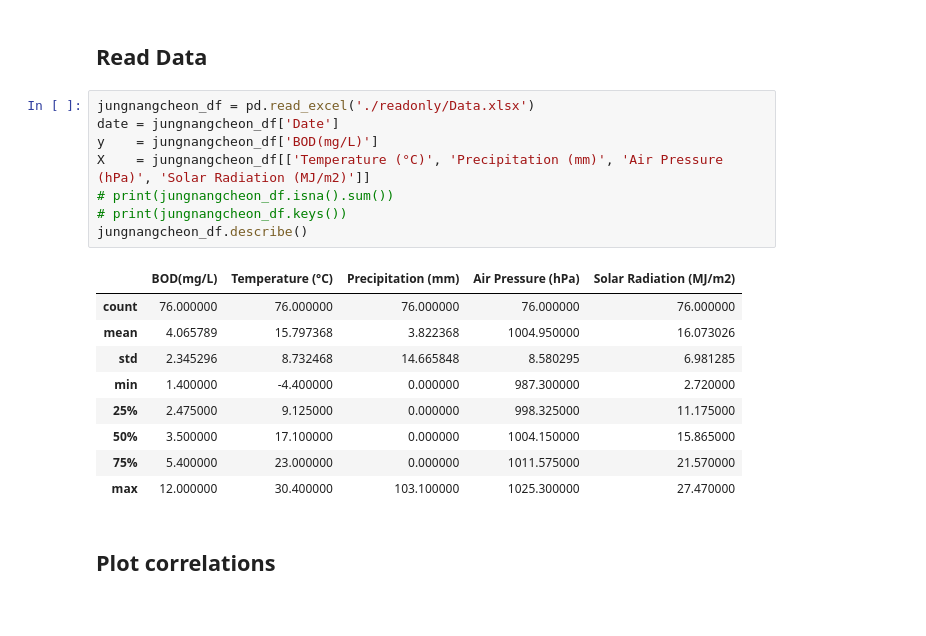
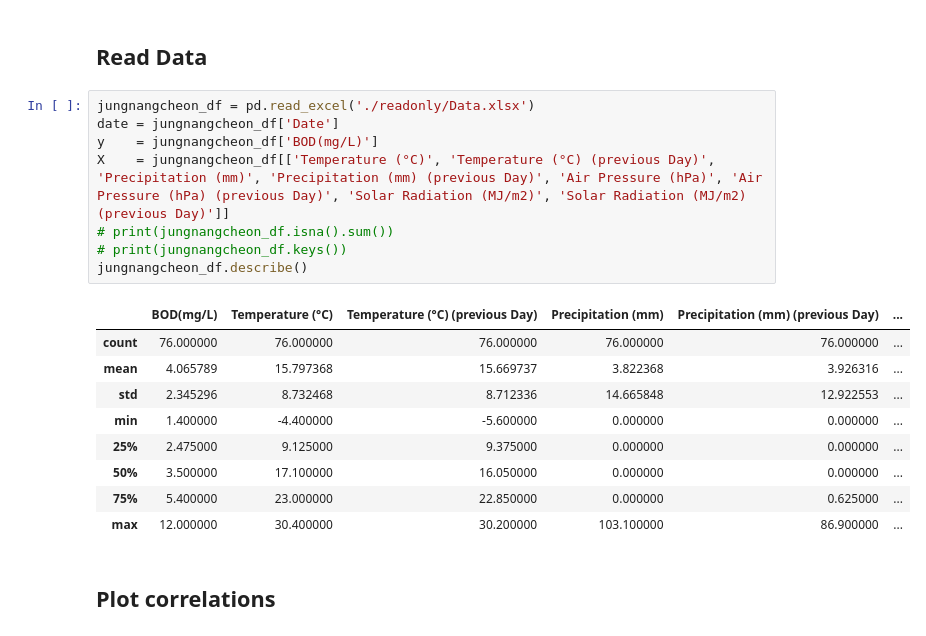
Before and after one commit to Fedeloz/Jungnangcheon_BOD_prediction, a Jupyter notebook: project.ipynb, the cells around one changed output. Drawn from its saved outputs; the diff is of its cells as text.

```diff
--- a/project.ipynb
+++ b/project.ipynb
@@ -10,21 +10,21 @@ import matplotlib.pyplot as plt
 # %%
 jungnangcheon_df = pd.read_excel('./readonly/Data.xlsx')
 date = jungnangcheon_df['Date']
 y    = jungnangcheon_df['BOD(mg/L)']
-X    = jungnangcheon_df[['Temperature (°C)', 'Precipitation (mm)', 'Air Pressure (hPa)', 'Solar Radiation (MJ/m2)']]
+X    = jungnangcheon_df[['Temperature (°C)', 'Temperature (°C) (previous Day)', 'Precipitation (mm)', 'Precipitation (mm) (previous Day)', 'Air Pressure (hPa)', 'Air Pressure (hPa) (previous Day)', 'Solar Radiation (MJ/m2)', 'Solar Radiation (MJ/m2) (previous Day)']]
 # print(jungnangcheon_df.isna().sum())
 # print(jungnangcheon_df.keys())
 jungnangcheon_df.describe()
 # %% [output]
-|  | BOD(mg/L) | Temperature (°C) | Precipitation (mm) | Air Pressure (hPa) | Solar Radiation (MJ/m2) |
-| count | 76.000000 | 76.000000 | 76.000000 | 76.000000 | 76.000000 |
-| mean | 4.065789 | 15.797368 | 3.822368 | 1004.950000 | 16.073026 |
-| std | 2.345296 | 8.732468 | 14.665848 | 8.580295 | 6.981285 |
-| min | 1.400000 | -4.400000 | 0.000000 | 987.300000 | 2.720000 |
-| 25% | 2.475000 | 9.125000 | 0.000000 | 998.325000 | 11.175000 |
-| 50% | 3.500000 | 17.100000 | 0.000000 | 1004.150000 | 15.865000 |
-| 75% | 5.400000 | 23.000000 | 0.000000 | 1011.575000 | 21.570000 |
-| max | 12.000000 | 30.400000 | 103.100000 | 1025.300000 | 27.470000 |
+|  | BOD(mg/L) | Temperature (°C) | Temperature (°C) (previous Day) | Precipitation (mm) | Precipitation (mm) (previous Day) | ... |
+| count | 76.000000 | 76.000000 | 76.000000 | 76.000000 | 76.000000 | ... |
+| mean | 4.065789 | 15.797368 | 15.669737 | 3.822368 | 3.926316 | ... |
+| std | 2.345296 | 8.732468 | 8.712336 | 14.665848 | 12.922553 | ... |
+| min | 1.400000 | -4.400000 | -5.600000 | 0.000000 | 0.000000 | ... |
+| 25% | 2.475000 | 9.125000 | 9.375000 | 0.000000 | 0.000000 | ... |
+| 50% | 3.500000 | 17.100000 | 16.050000 | 0.000000 | 0.000000 | ... |
+| 75% | 5.400000 | 23.000000 | 22.850000 | 0.000000 | 0.625000 | ... |
+| max | 12.000000 | 30.400000 | 30.200000 | 103.100000 | 86.900000 | ... |
 # %% [markdown]
 ## Plot correlations
 # %%
```
Also changed, not shown: parts of 9 cells of this notebook, 9 other files.
